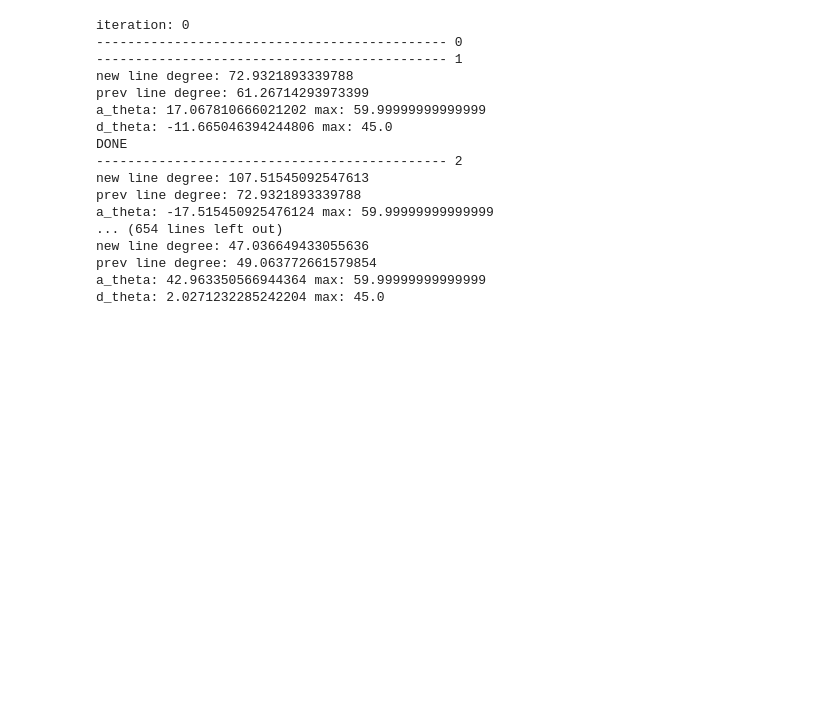
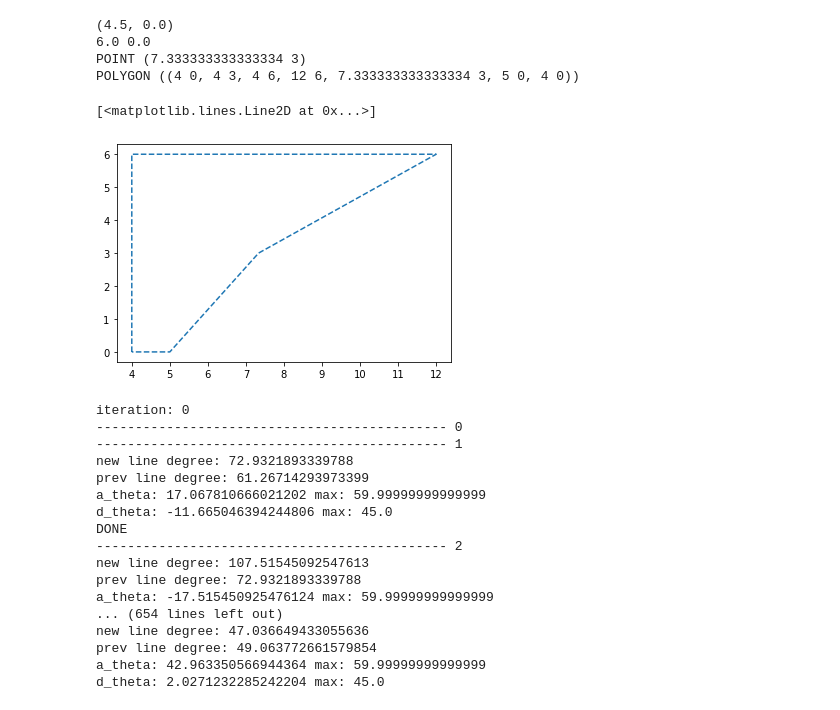
Before and after one commit to adhocmaster/carla-jaywalker-experiments, a Jupyter notebook: notebooks/Crosswalk-area/crosswalk-area.ipynb, the cells around one changed output. Saved outputs shown, nothing was run; the diff lists cells and outputs as text; code cells hidden in the pictures; blank space fills up the shorter version.

Commit message:
generate goalLine and areaPolygon

```diff
--- a/notebooks/Crosswalk-area/crosswalk-area.ipynb
+++ b/notebooks/Crosswalk-area/crosswalk-area.ipynb
@@ -77,6 +77,57 @@ def randSide(polygon):
     pointA = Point((x[index], y[index]))
     pointB = Point((x[index+1], y[index+1]))
     return LineString([pointA, pointB])
+# %%
+# Generate areaPolygon given a start point and a goalLine
+def genPolyArea(start, goalLine):
+    # Get start point coordinates
+    start_x, start_y = start.coords[0][0], start.coords[0][1]
+    # Extract goalLine information
+    goalLine_x1, goalLine_y1 = goalLine.coords[0][0], goalLine.coords[0][1]
+    goalLine_x2, goalLine_y2 = goalLine.coords[1][0], goalLine.coords[1][1]
+
+    # Bottom left point
+    botLeft_x = start_x - 0.5
+    botLeft_y = start_y
+    botLeft = Point((botLeft_x, botLeft_y))
+    # Bottom right point
+    botRight_x = start_x + 0.5
+    botRight_y = start_y
+    botRight = Point((botRight_x, botRight_y))
+    # Top left point
+    topLeft_x = goalLine_x1
+    topLeft_y = goalLine_y1
+    topLeft = Point((topLeft_x, topLeft_y))
+    # Top right point
+    topRight_x = goalLine_x2
+    topRight_y = goalLine_y2
+    topRight = Point((topRight_x, topRight_y))
+    # Mid left point
+    midLeft_x = min(botLeft_x, topLeft_x) + (max(botLeft_x, topLeft_x) - min(botLeft_x, topLeft_x))/1.5
+    midLeft_y = (topLeft_y - botLeft_y)/2
+    print(topLeft_y, botLeft_y)
+    midLeft = Point((midLeft_x, midLeft_y))
+    # Mid right point
+    midRight_x = min(botRight_x, topRight_x) + (max(botRight_x, topRight_x) - min(botRight_x, topRight_x))/3
+    midRight_y = (topRight_y - botRight_y) / 2
+    midRight = Point((midRight_x, midRight_y))
+    print(midRight)
+
+    # Build areaPolygon
+    areaPolygon = Polygon([botLeft, midLeft, topLeft, topRight, midRight, botRight])
+    return areaPolygon
+# %%
+polygon = genPolyArea(start, goalLine)
+print(polygon)
+x,y = polygon.exterior.xy
+plt.plot(x,y, '--')
+# %% [output]
+(4.5, 0.0)
+6.0 0.0
+POINT (7.333333333333334 3)
+POLYGON ((4 0, 4 3, 4 6, 12 6, 7.333333333333334 3, 5 0, 4 0))
+[<matplotlib.lines.Line2D at 0x...>]
+[figure, added]
 # %%
 # Generate n intermediate points given start and end point.
 def pointsOnLine(start, end, n):
```
Also changed, not shown: parts of 1 cell of this notebook, 1 other file.
